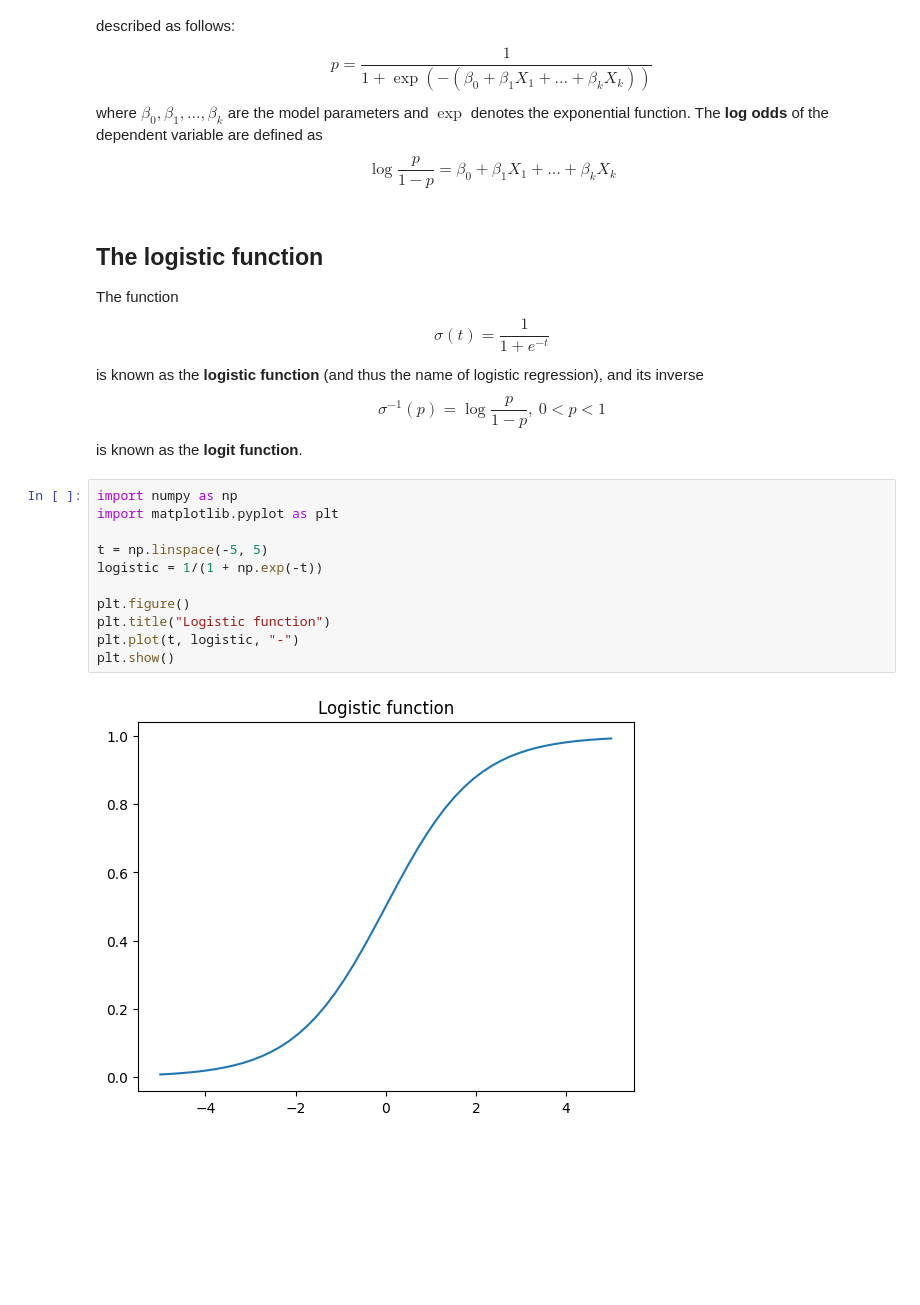
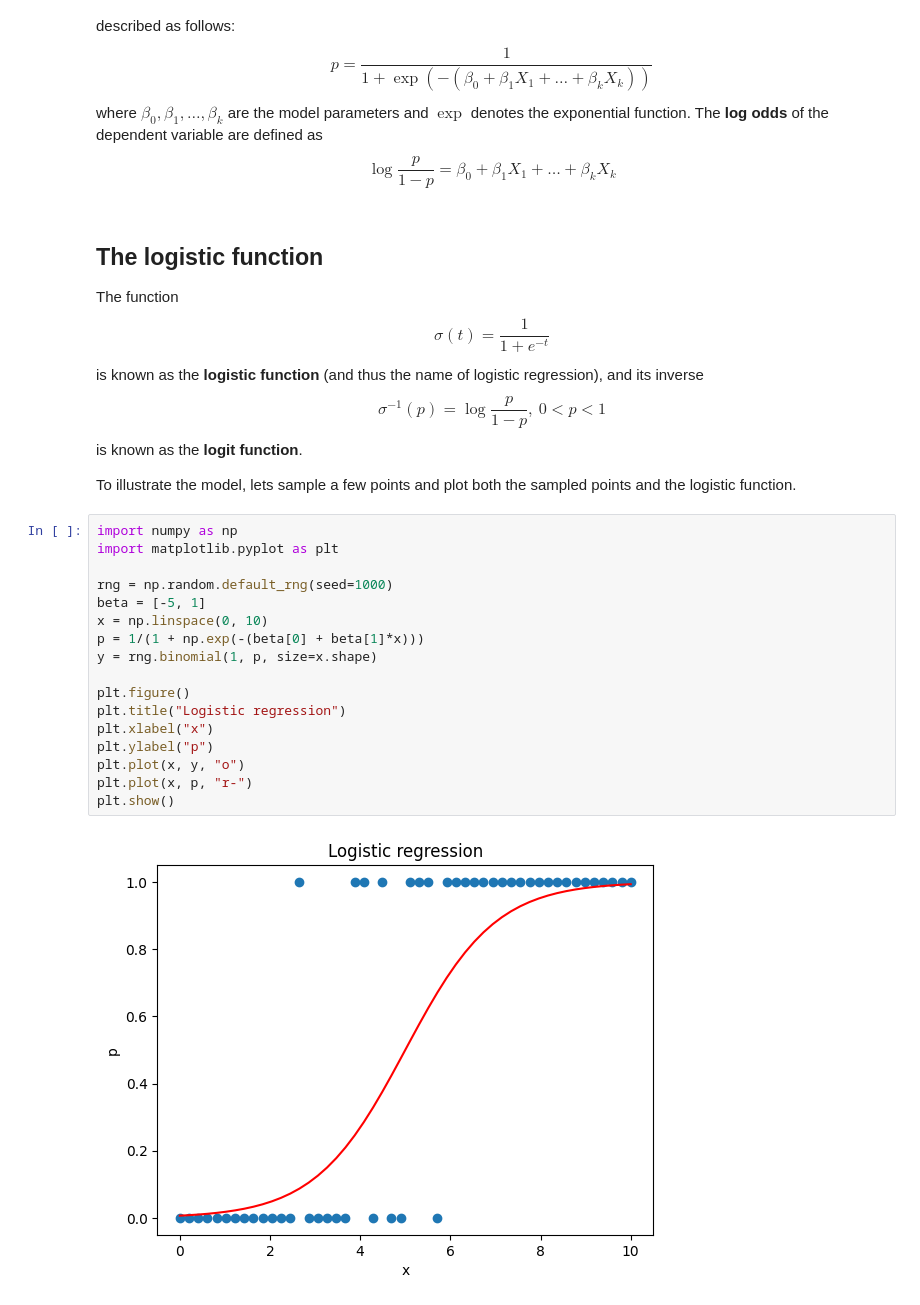
Before and after one commit to vdae2304/ML-DL, a Jupyter notebook: Classification/Logistic regression.ipynb, the cells around one changed output. Cells and saved outputs as stored; diff of their text form; blank space fills up the shorter version.

```diff
--- a/Classification/Logistic regression.ipynb
+++ b/Classification/Logistic regression.ipynb
@@ -19,16 +19,24 @@ $$\sigma(t) = \frac{1}{1 + e^{-t}}$$
 is known as the **logistic function** (and thus the name of logistic regression), and its inverse
 $$\sigma^{-1}(p) = \log\frac{p}{1 - p}, \ 0 < p < 1$$
 is known as the **logit function**.
+
+To illustrate the model, lets sample a few points and plot both the sampled points and the logistic function.
 # %%
 import numpy as np
 import matplotlib.pyplot as plt
 
-t = np.linspace(-5, 5)
-logistic = 1/(1 + np.exp(-t))
+rng = np.random.default_rng(seed=1000)
+beta = [-5, 1]
+x = np.linspace(0, 10)
+p = 1/(1 + np.exp(-(beta[0] + beta[1]*x)))
+y = rng.binomial(1, p, size=x.shape)
 
 plt.figure()
-plt.title("Logistic function")
-plt.plot(t, logistic, "-")
+plt.title("Logistic regression")
+plt.xlabel("x")
+plt.ylabel("p")
+plt.plot(x, y, "o")
+plt.plot(x, p, "r-")
 plt.show()
 # %% [output]
-[figure, old version]
+[figure, new version]
```
Also changed, not shown: parts of 5 cells of this notebook.
